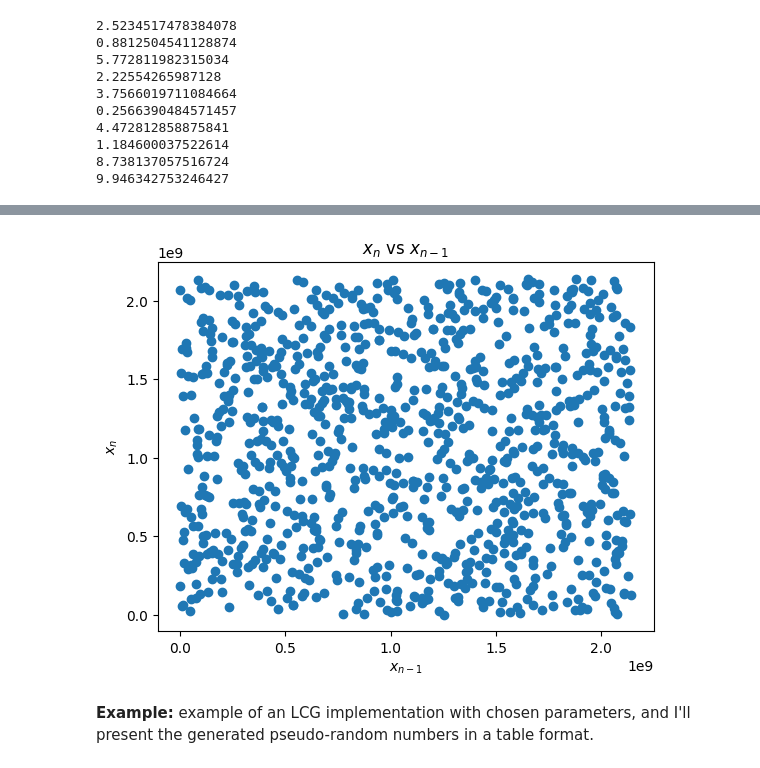
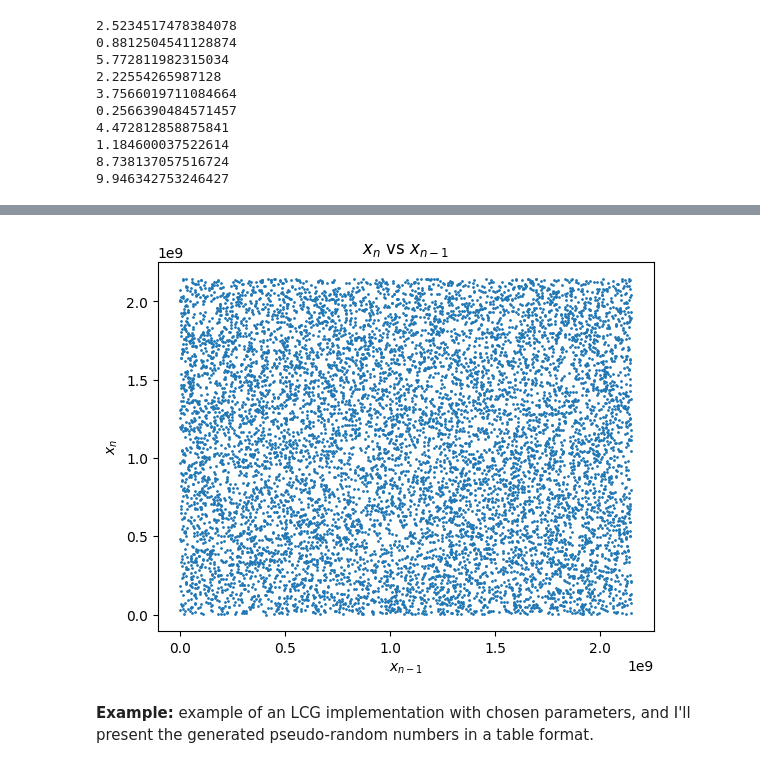
Before and after one commit to arunp77/MonteCarlo-simulation, a Jupyter notebook: Monte-carlo-simulations.ipynb, the cells around one changed output, grey strips where cells are left out. Saved outputs shown, nothing was run; the diff lists cells and outputs as text; code cells hidden in the pictures.

```diff
--- a/Monte-carlo-simulations.ipynb
+++ b/Monte-carlo-simulations.ipynb
@@ -784,11 +784,4 @@ def generate_random_numbers(lcg, n):
 
 # Example usage
 lcg = LCG(seed=1, a=48271, c=0, m=2**31 - 1)
-random_numbers = generate_random_numbers(lcg, n=1000)
-
-# Plotting the random numbers as points
-plt.scatter(range(len(random_numbers)), random_numbers)
-plt.xlabel('Iteration')
-plt.ylabel('Random Number')
-plt.title('Randomly Generated Numbers')
-plt.show()
+random_numbers = generate_random_numbers(lcg, n=10000)
@@ -797,15 +788,15 @@ plt.show()
 # %%
 # Plotting x_n with respect to x_{n-1}
 x_n = random_numbers[1:]
 x_n_minus_1 = random_numbers[:-1]
 
-plt.scatter(x_n_minus_1, x_n)
+plt.scatter(x_n_minus_1, x_n, s=1)  # Decrease the point size by adjusting 's'
 plt.xlabel('$x_{n-1}$')
 plt.ylabel('$x_n$')
 plt.title('$x_n$ vs $x_{n-1}$')
 plt.show()
 # %% [output]
-[figure, old version]
+[figure, new version]
 # %% [markdown]
 **Example:** example of an LCG implementation with chosen parameters, and I'll present the generated pseudo-random numbers in a table format.
 # %%
```
Also changed, not shown: parts of 1 cell of this notebook.
